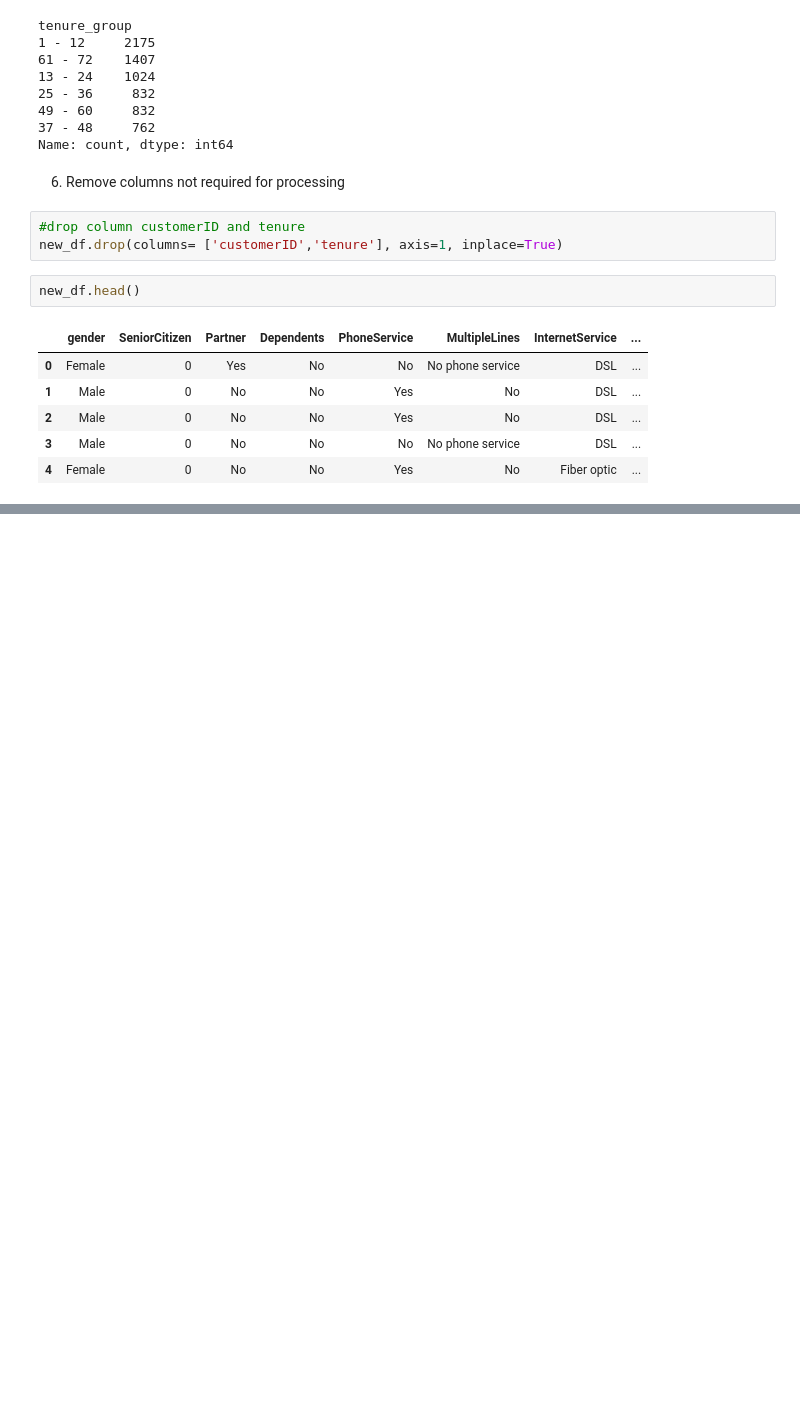
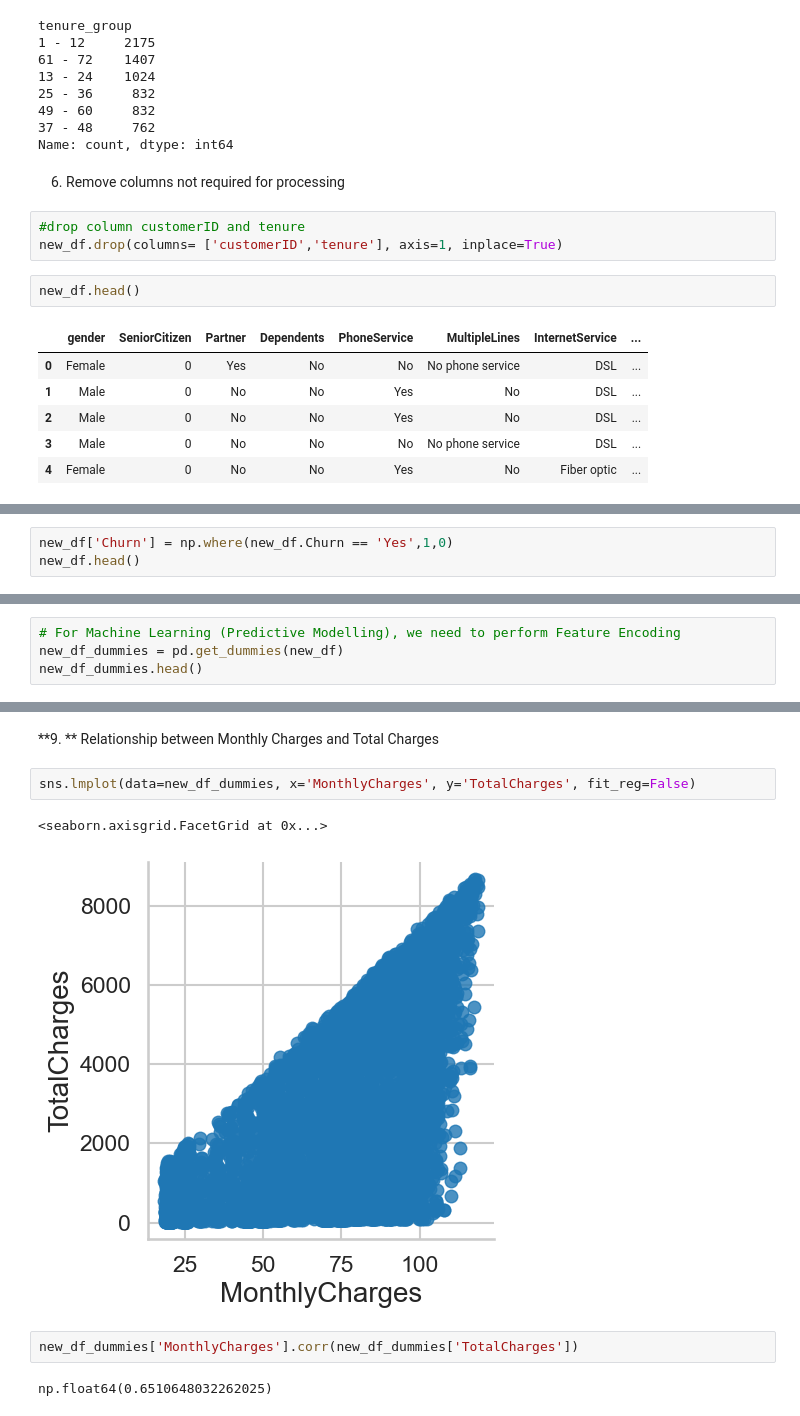
Before and after one commit to yaaryash/Telecom-Customer-Churn-Prediction-using-Machine-Learning, a Jupyter notebook: churn_analysisEDA.ipynb, the cells around one changed output, grey strips where cells are left out. Drawn from its saved outputs; the diff is of its cells as text; blank space fills up the shorter version.

```diff
--- a/churn_analysisEDA.ipynb
+++ b/churn_analysisEDA.ipynb
@@ -315,0 +410,3 @@ new_df.head()
+# %%
+new_df['Churn'] = np.where(new_df.Churn == 'Yes',1,0)
+new_df.head()
@@ -315,0 +422,4 @@ new_df.head()
+# %%
+# For Machine Learning (Predictive Modelling), we need to perform Feature Encoding
+new_df_dummies = pd.get_dummies(new_df)
+new_df_dummies.head()
@@ -315,0 +434,11 @@ new_df.head()
+# %% [markdown]
+**9. ** Relationship between Monthly Charges and Total Charges
+# %%
+sns.lmplot(data=new_df_dummies, x='MonthlyCharges', y='TotalCharges', fit_reg=False)
+# %% [output]
+<seaborn.axisgrid.FacetGrid at 0x...>
+[figure, added]
+# %%
+new_df_dummies['MonthlyCharges'].corr(new_df_dummies['TotalCharges'])
+# %% [output]
+np.float64(0.6510648032262025)
```
Also changed, not shown: parts of 41 cells of this notebook.
